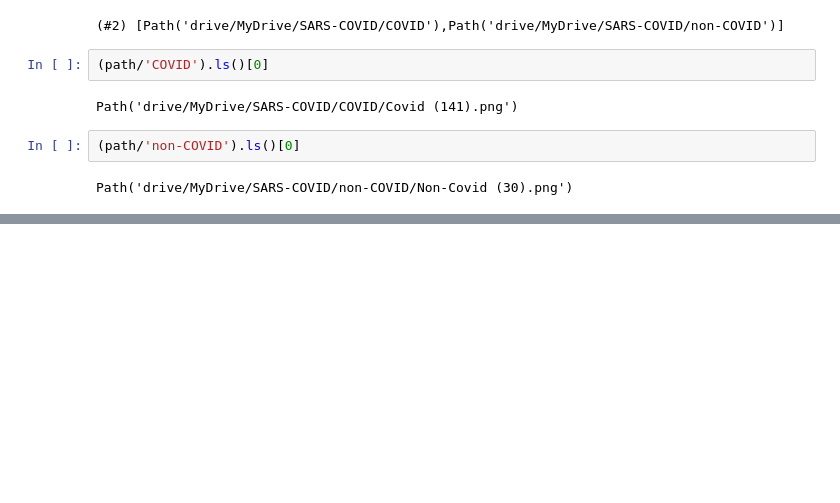
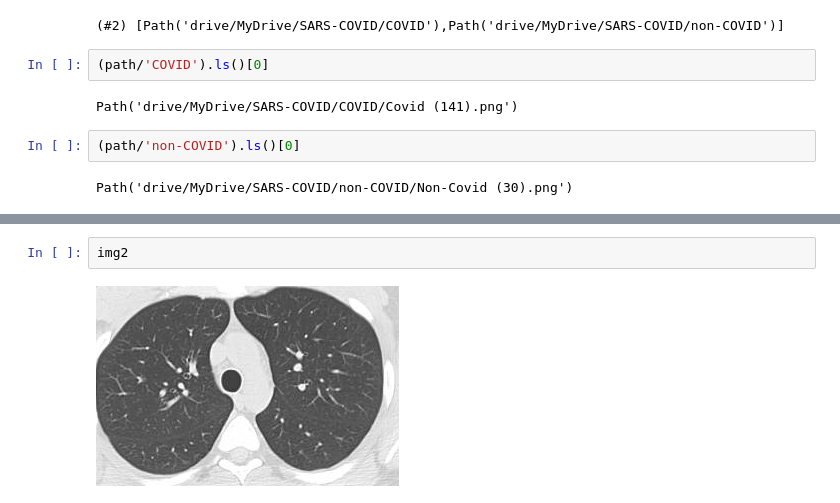
Before and after one commit to Mohamed-Khalil67/Project_MLP_DLP_Gender, a Jupyter notebook: SARS_COVID.ipynb, the cells around one changed output, grey strips where cells are left out. Saved outputs shown, nothing was run; the diff lists cells and outputs as text; blank space fills up the shorter version.

```diff
--- a/SARS_COVID.ipynb
+++ b/SARS_COVID.ipynb
@@ -29,0 +40,4 @@ Path('drive/MyDrive/SARS-COVID/non-COVID/Non-Covid (30).png')
+# %%
+img2
+# %% [output]
+[figure, added]
```
Also changed, not shown: parts of 1 cell of this notebook.
